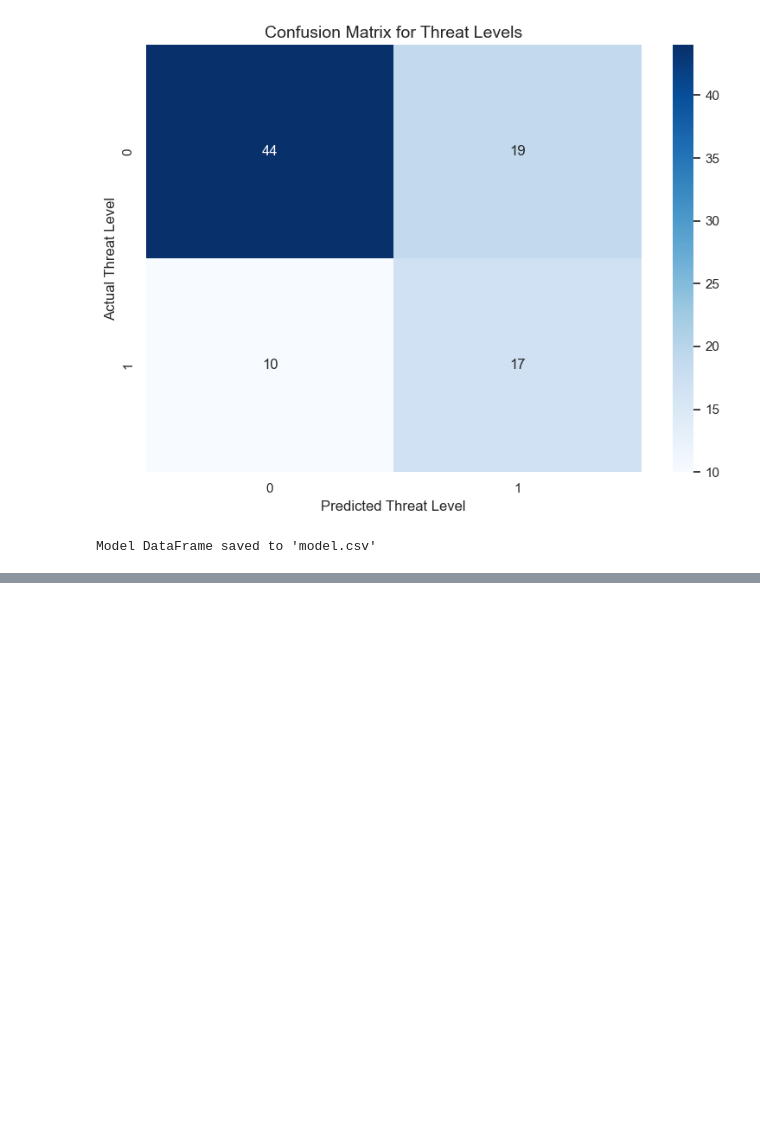
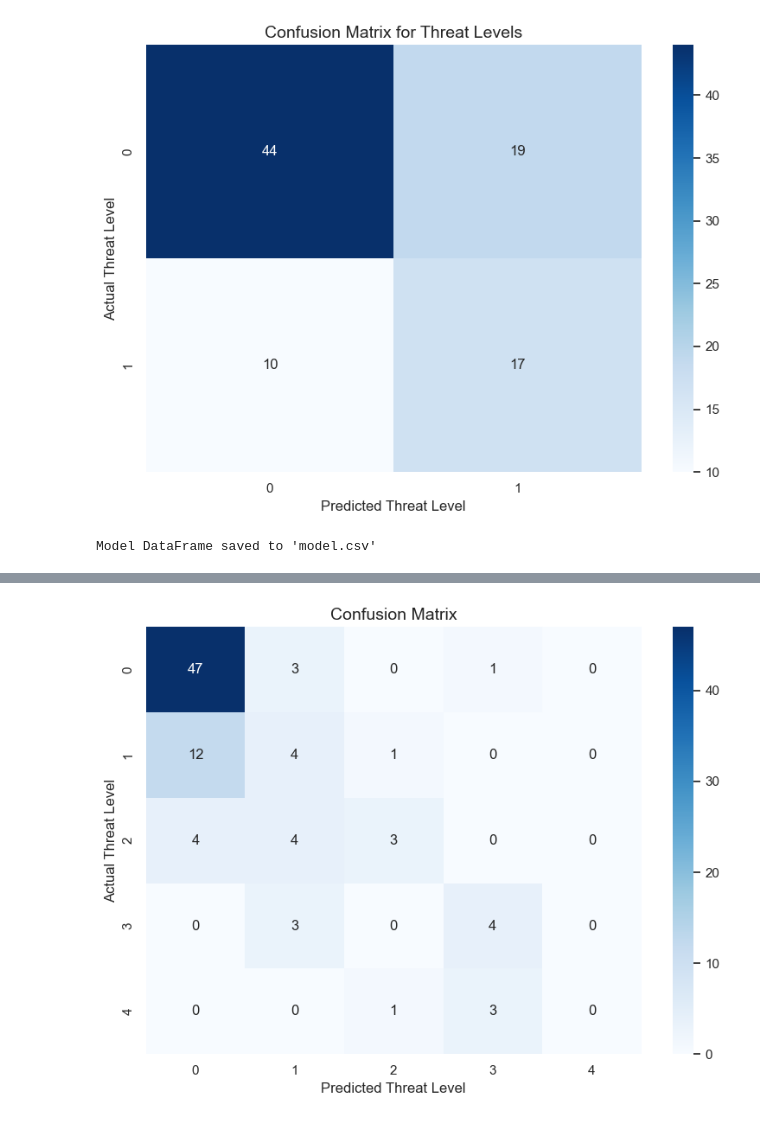
Before and after one commit to ArmouredstrikeCRK/Threat_Analyzer_Autogen_Multiagent, a Jupyter notebook: Experiments_notebook.ipynb, the cells around one changed output, grey strips where cells are left out. Saved outputs shown, nothing was run; the diff lists cells and outputs as text; code cells hidden in the pictures; blank space fills up the shorter version.

```diff
--- a/Experiments_notebook.ipynb
+++ b/Experiments_notebook.ipynb
@@ -486,3 +486,9 @@ df2.to_csv('model.csv', index=False)
 print("Model DataFrame saved to 'model.csv'")
 # %% [output]
 Model DataFrame saved to 'model.csv'
+# %%
+%pip install openpyxl
+#Lets compare the prediction with earlier non agent based pipeline
+non_agent_df = pd.read_excel('threat_analysis.xlsx')
+# Display the first few rows of the non-agent DataFrame
+print(non_agent_df.head())
@@ -488,0 +615,14 @@ Model DataFrame saved to 'model.csv'
+# %%
+#Lets plot a confusion matrix for the merged_df_final
+# Generate the confusion matrix
+cm_final = confusion_matrix(merged_df_final['Threat Class'], merged_df_final['threat_level_model'], labels=np.unique(merged_df_final['Threat Class']))
+# Create a heatmap for the confusion matrix
+plt.figure(figsize=(8, 6))
+sns.heatmap(cm_final, annot=True, fmt='d', cmap='Blues', xticklabels=np.unique(merged_df_final['Threat Class']), yticklabels=np.unique(merged_df_final['Threat Class']))
+plt.title('Confusion Matrix', fontsize=14)
+plt.xlabel('Predicted Threat Level', fontsize=12)
+plt.ylabel('Actual Threat Level', fontsize=12)
+plt.tight_layout()
+plt.show()
+# %% [output]
+[figure, added]
```
Also changed, not shown: parts of 6 cells of this notebook, 26 other files.
